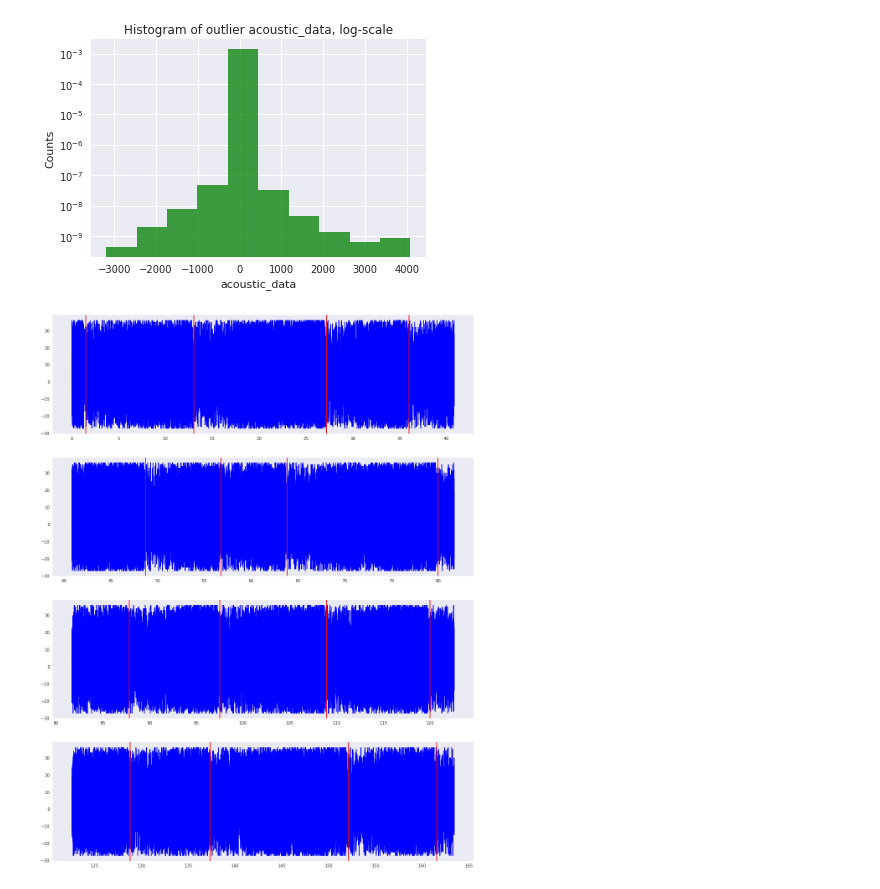
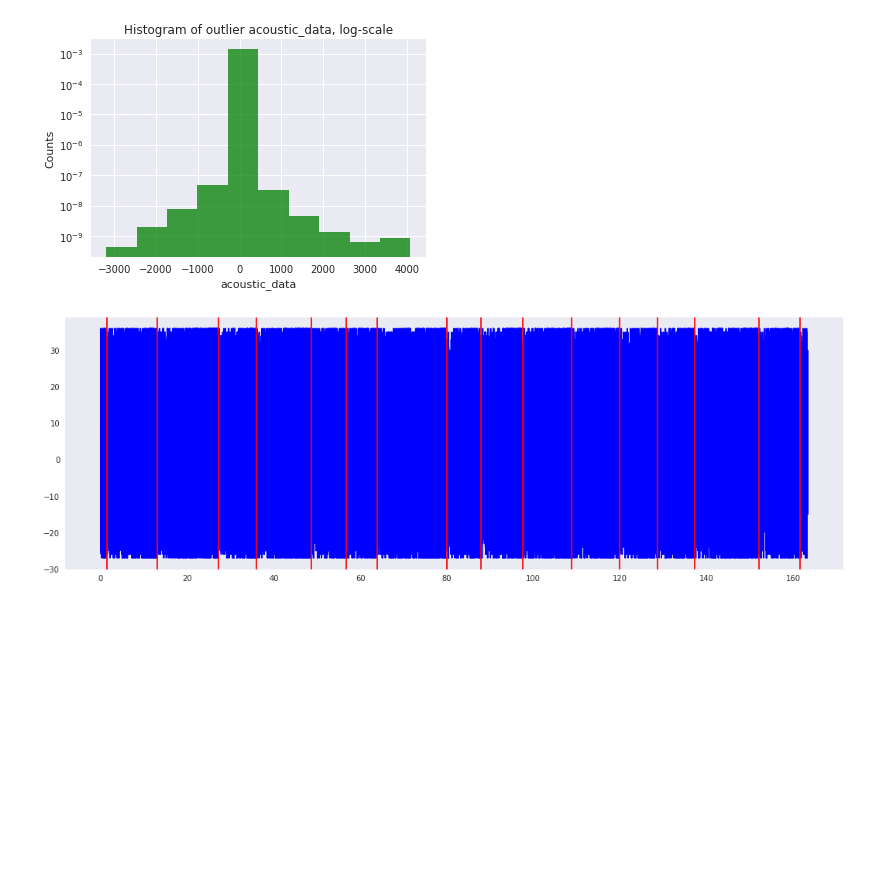
Before and after one commit to jeff-daniels/kaggle-scripts, a Jupyter notebook: LANL Earthquake Detection.ipynb, the cells around one changed output. Saved outputs shown, nothing was run; the diff lists cells and outputs as text; code cells hidden in the pictures; blank space fills up the shorter version.

```diff
--- a/LANL Earthquake Detection.ipynb
+++ b/LANL Earthquake Detection.ipynb
@@ -139,5 +208,6 @@ def locate_failures(df, threshold = 1):
     return df
-# %%
-train = locate_failures(train)
+# %%
+train = add_failure_column(train)
+test = add_failure_column(test)
 # %%
 def add_time_columns(df):
@@ -161,7 +249,7 @@ def add_time_columns(df):
 # %%
 train = add_time_columns(train)
 # %%
-def plot_failure(df, column = 'acoustic_data', nrows=1, interval=None, ylim = None):
+def plot_failure(df, column = 'acoustic_data', nrows=1, interval=None, figsize = (18,6), ylim = None):
     """
     Plots column vs. failure, default is acoustic_data
     nrows is the number of subplots
@@ -176,7 +264,7 @@ def plot_failure(df, column = 'acoustic_data', nrows=1, interval=None, ylim = No
 
     df = df.iloc[interval[0]:interval[1]]
     sub_length = int(len(df)/nrows)
-    fig, axes = plt.subplots(nrows,1, sharey= True, figsize = (18,6*nrows), squeeze=False)
+    fig, axes = plt.subplots(nrows,1, sharey= True, figsize = (figsize[0],figsize[1]*nrows), squeeze=False)
     for i in range(0,nrows):
         sub_range = range(i*sub_length,(i+1)*sub_length)
         axes[i,0].plot( df['ts'].iloc[sub_range], df[column].iloc[sub_range], color = 'b')
@@ -230,16 +318,16 @@ plot_boxplot(train, show_outliers = False)
 # %% [markdown]
 #### Filter Outliers
 # %%
-def add_normal_outlier_columns(df, n_sigmas = 3):
+def add_normal_outlier_columns(df, n_sigmas = 3, normal_alt_value = 0, outlier_alt_value = 0):
     """
     adds the columns ad_normal and ad_outlier
     corresponding to data that is either in the normal range or an outlier
     n_sigma default is 3 corresponding to 99.7% of data being in the normal range
     """
-    df['ad_normal'] = np.where(np.abs(df['acoustic_data']-df['acoustic_data'].mean())
-                              <= (n_sigmas*df['acoustic_data'].std()), df['acoustic_data'], np.nan)
-    df['ad_outlier'] = np.where(np.abs(df['acoustic_data']-df['acoustic_data'].mean())
-                              > (n_sigmas*df['acoustic_data'].std()), df['acoustic_data'], np.nan)
+    df['normal'] = np.where(np.abs(df['acoustic_data']-df['acoustic_data'].mean())
+                              <= (n_sigmas*df['acoustic_data'].std()), df['acoustic_data'], normal_alt_value)
+    df['outlier'] = np.where(np.abs(df['acoustic_data']-df['acoustic_data'].mean())
+                              > (n_sigmas*df['acoustic_data'].std()), df['acoustic_data'], outlier_alt_value)
     return df
 # %%
 train = add_normal_outlier_columns(train)
@@ -268,7 +356,7 @@ plt.show()
 # %% [output]
 [figure]
 # %%
-plot_failure(train, column = 'ad_normal', nrows=4)
+plot_failure(train, column = 'normal', nrows=1)
 # %% [output]
-[figure, old version]
+[figure, new version]
 # %%
```
Also changed, not shown: parts of 50 cells of this notebook.
